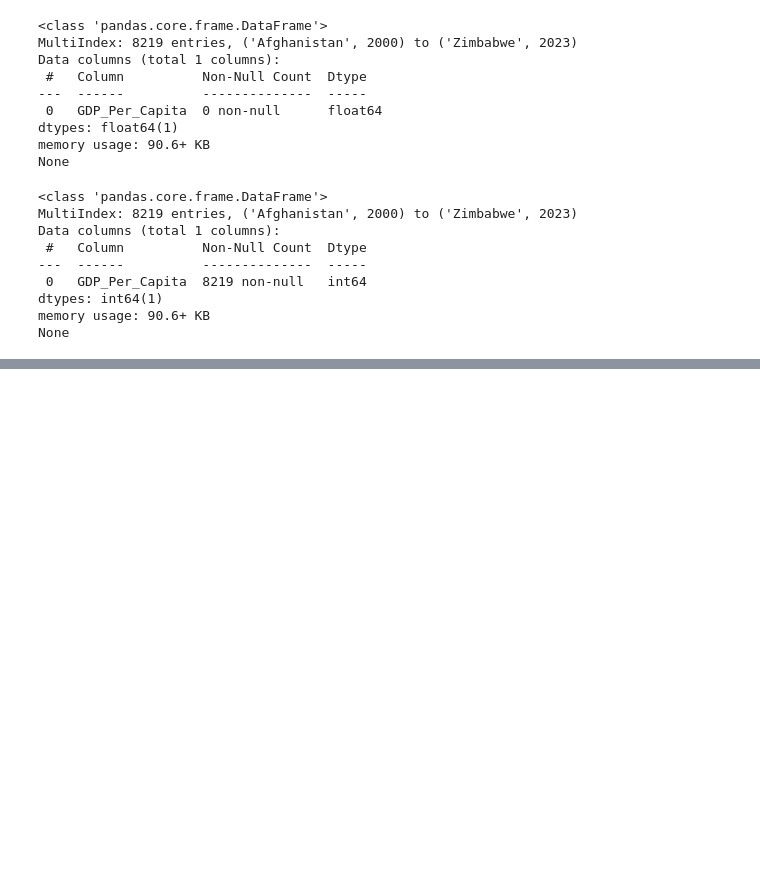
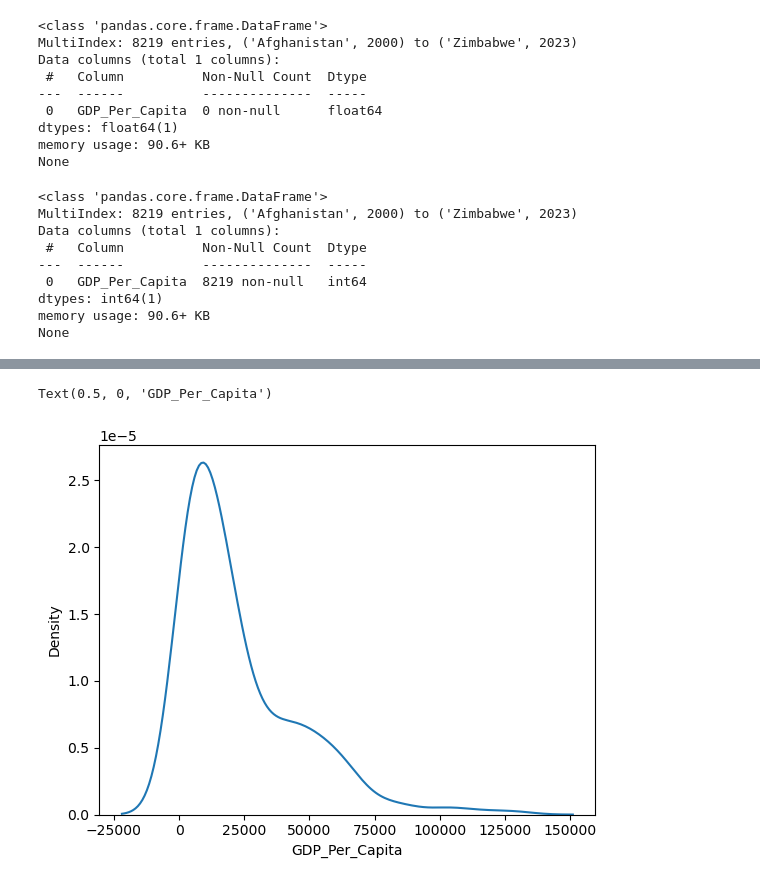
Before and after one commit to NSS-Data-Analytics-Cohort-16/da16-python-gdp-and-internet-use-analysis-vena3, a Jupyter notebook: notebooks/Untitled.ipynb, the cells around one changed output, grey strips where cells are left out. Drawn from its saved outputs; the diff is of its cells as text; code cells hidden in the pictures; blank space fills up the shorter version.

```diff
--- a/notebooks/Untitled.ipynb
+++ b/notebooks/Untitled.ipynb
@@ -165,2 +225,7 @@ plt.show
 # %%
 # density plot
+sns.kdeplot(gdp_distribution)
+plt.xlabel("GDP_Per_Capita")
+# %% [output]
+Text(0.5, 0, 'GDP_Per_Capita')
+[figure, added]
```
Also changed, not shown: parts of 18 cells of this notebook.
